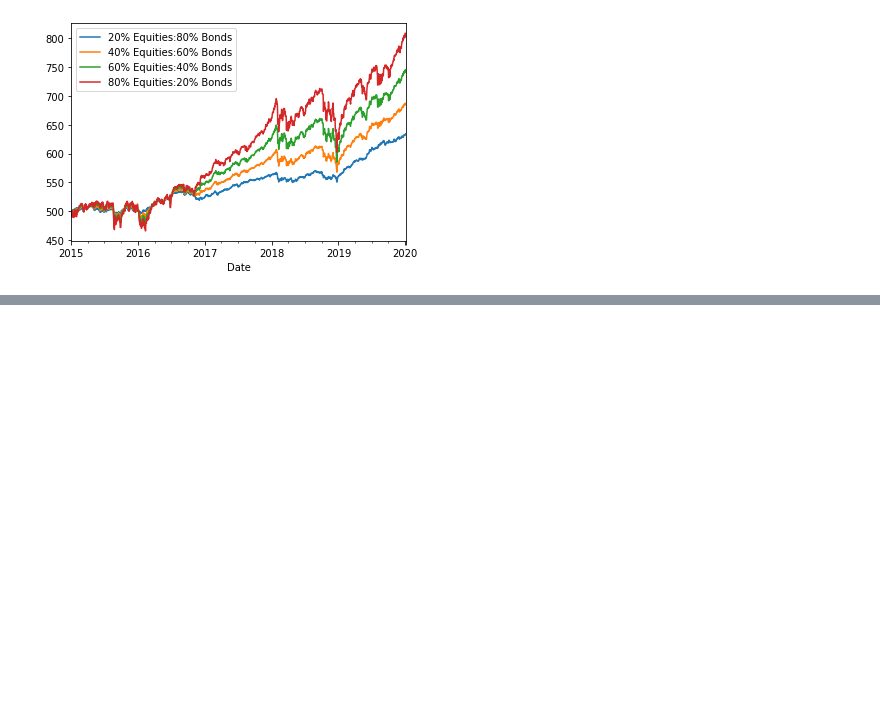
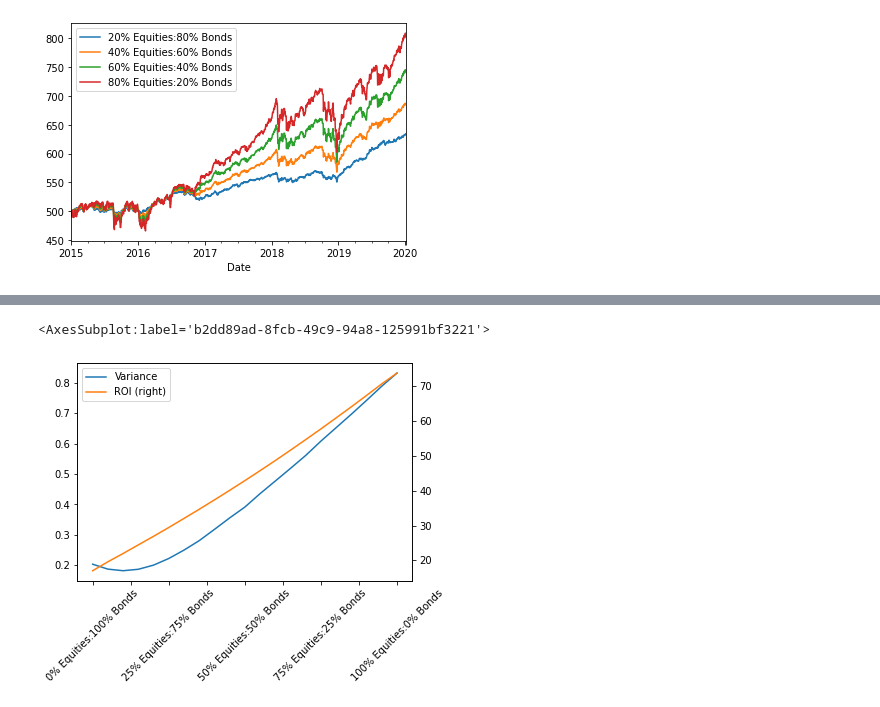
Before and after one commit to spencer84/Portfolio-Management, a Jupyter notebook: Financial Analysis - Equities and Bonds.ipynb, the cells around one changed output, grey strips where cells are left out. Saved outputs shown, nothing was run; the diff lists cells and outputs as text; code cells hidden in the pictures; blank space fills up the shorter version.

Commit message:
Further analysis on covariance and variance

```diff
--- a/Financial Analysis - Equities and Bonds.ipynb
+++ b/Financial Analysis - Equities and Bonds.ipynb
@@ -210,0 +292,11 @@ std_df
+# %%
+
+x = pd.Series(std_df.loc['Period Total'], name = 'Variance')
+
+y = pd.Series(allocation_roi_df.loc['Period Total'], name = 'ROI')
+
+x.plot(legend = True)
+y.plot( rot = 45, secondary_y= True, legend = True)
+# %% [output]
+<AxesSubplot:label='b2dd89ad-8fcb-49c9-94a8-125991bf3221'>
+[figure, added]
```
Also changed, not shown: parts of 71 cells of this notebook.
